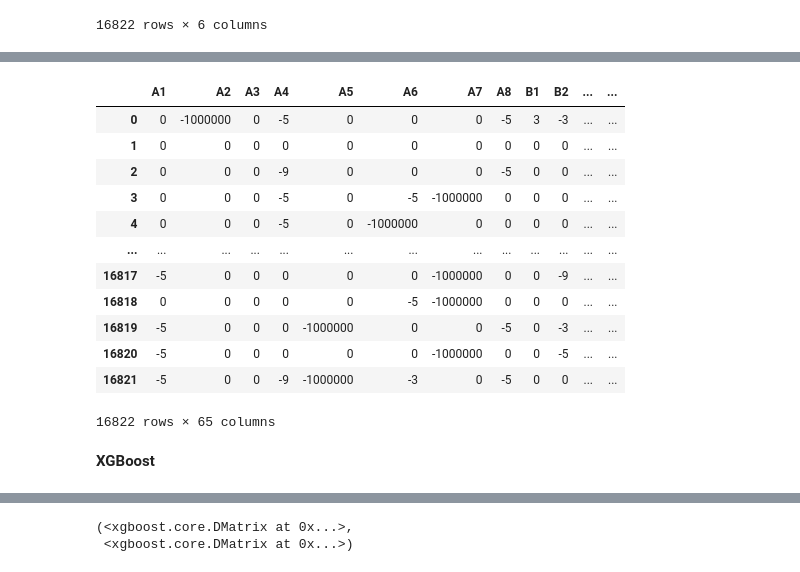
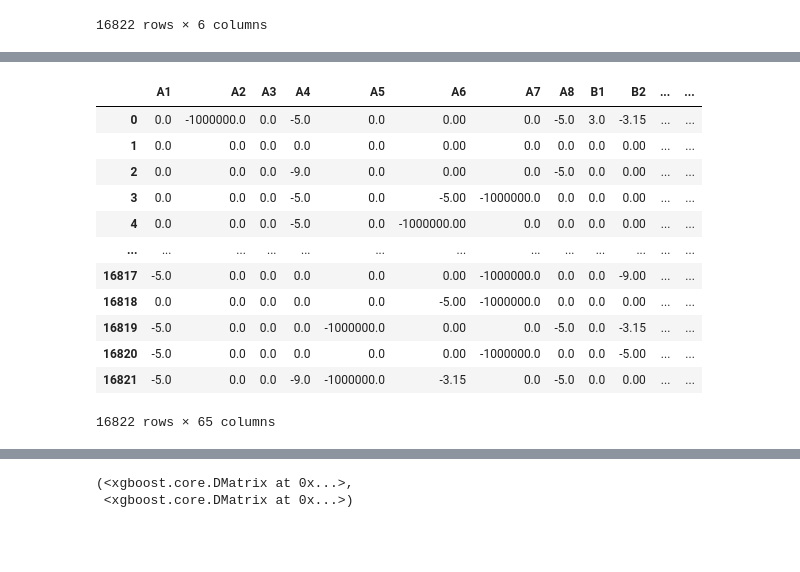
Before and after one commit to camandrewz/CMSC320-ChessDataScience, a Jupyter notebook: chess_idea.ipynb, the cells around one changed output, grey strips where cells are left out. Saved outputs shown, nothing was run; the diff lists cells and outputs as text; code cells hidden in the pictures; blank space fills up the shorter version.

```diff
--- a/chess_idea.ipynb
+++ b/chess_idea.ipynb
@@ -361,67 +379,83 @@ chess_moves_upsets_df
 # %%
+# Attempts to find the CSV file in question
 preexisting_data_files = glob.glob('Data/ml_df.csv', recursive=True)
 
+# Checks to see if any files were found
 if len(preexisting_data_files) == 0:
 
-    piece_map = {"K": 1000000, "Q": 9, "N": 3, "B": 3, "R": 5, "P": 1,
-                "k": -1000000, "q": -9, "n": -3, "b": -3, "r": -5, "p": -1}
+    # Dictionary containing mappings of pieces to numerical values.
+    piece_map = {"K": 1000000, "Q": 9, "N": 3, "B": 3.15, "R": 5, "P": 1,
+                "k": -1000000, "q": -9, "n": -3, "b": -3.15, "r": -5, "p": -1}
 
+    # This creates the list of columns by finding the cartesian product of two lists, columns and rows.
     columns_combo = list(product(["A", "B", "C", "D", "E", "F", "G", "H"], ["1", "2", "3", "4", "5", "6", "7", "8"]))
     columns = [a + b for a, b in columns_combo]
+
+    # Adds extra columns for ELO rankings and Winner
     columns.append("WHITE_ELO")
     columns.append("BLACK_ELO")
     columns.append("WINNER")
 
+    # Creates a new cudf DataFrame with the columns created above
     ml_df = cudf.DataFrame(columns=columns)
 
+    # Iterates through multiple cudf series simultaneously using the zip function
     for fen, white_elo, black_elo, winner_num in zip(chess_moves_upsets_df["FEN_BEFORE_MOVE"].to_numpy(), chess_moves_upsets_df["WHITE_ELO"].to_numpy(), \
                                                     chess_moves_upsets_df["BLACK_ELO"].to_numpy(), chess_moves_upsets_df["WINNER"].to_numpy()):
 
+
+        # Converting the FEN into a string with no spaces or slashes
         squares = str(fen.split(" ")[0]).replace("/", "")
 
         new_row = {}
         col_index = 0
 
+        # iterates through characters of the FEN and adds them to the new row
         for square in squares:
             try:
                 for i in range(int(square)):
                     new_row.update({columns[col_index]:0})
                     col_index += 1
 
             except ValueError:
                 new_row.update({columns[col_index]:piece_map[square]})
                 col_index += 1
 
         new_row.update({"WHITE_ELO":white_elo})
         new_row.update({"BLACK_ELO":black_elo})
         new_row.update({"WINNER":winner_num})
 
+
+        # Adds the newly created row to our cudf DataFrame
         ml_df = ml_df.append(new_row, ignore_index=True)
 
+    # Writing to a CSV file to be restored later
     ml_df.to_csv("Data/ml_df.csv")
 
 else:
+    # If we already found the CSV file, we will use that one instead
     ml_df = cudf.read_csv(preexisting_data_files[0])
 
     # Dropping the index column as it is repetitive
     ml_df = ml_df.iloc[:, 1:]
 
+# Dropping the ELO columns because they essentially are the only ones that will matter in decision making otherwise
 ml_df = ml_df.drop(columns=["WHITE_ELO", "BLACK_ELO"])
+
+# Mapping the values in the winner column to values that XGBoost can understand.
 ml_df["WINNER"] = ml_df["WINNER"].map({1:1, -1:0})
 ml_df
 # %% [output]
 |  | A1 | A2 | A3 | A4 | A5 | A6 | A7 | A8 | B1 | B2 | ... | ... |
-| 0 | 0 | -1000000 | 0 | -5 | 0 | 0 | 0 | -5 | 3 | -3 | ... | ... |
-| 1 | 0 | 0 | 0 | 0 | 0 | 0 | 0 | 0 | 0 | 0 | ... | ... |
-| 2 | 0 | 0 | 0 | -9 | 0 | 0 | 0 | -5 | 0 | 0 | ... | ... |
-| 3 | 0 | 0 | 0 | -5 | 0 | -5 | -1000000 | 0 | 0 | 0 | ... | ... |
-| 4 | 0 | 0 | 0 | -5 | 0 | -1000000 | 0 | 0 | 0 | 0 | ... | ... |
+| 0 | 0.0 | -1000000.0 | 0.0 | -5.0 | 0.0 | 0.00 | 0.0 | -5.0 | 3.0 | -3.15 | ... | ... |
+| 1 | 0.0 | 0.0 | 0.0 | 0.0 | 0.0 | 0.00 | 0.0 | 0.0 | 0.0 | 0.00 | ... | ... |
+| 2 | 0.0 | 0.0 | 0.0 | -9.0 | 0.0 | 0.00 | 0.0 | -5.0 | 0.0 | 0.00 | ... | ... |
+| 3 | 0.0 | 0.0 | 0.0 | -5.0 | 0.0 | -5.00 | -1000000.0 | 0.0 | 0.0 | 0.00 | ... | ... |
+| 4 | 0.0 | 0.0 | 0.0 | -5.0 | 0.0 | -1000000.00 | 0.0 | 0.0 | 0.0 | 0.00 | ... | ... |
 | ... | ... | ... | ... | ... | ... | ... | ... | ... | ... | ... | ... | ... |
-| 16817 | -5 | 0 | 0 | 0 | 0 | 0 | -1000000 | 0 | 0 | -9 | ... | ... |
-| 16818 | 0 | 0 | 0 | 0 | 0 | -5 | -1000000 | 0 | 0 | 0 | ... | ... |
-| 16819 | -5 | 0 | 0 | 0 | -1000000 | 0 | 0 | -5 | 0 | -3 | ... | ... |
-| 16820 | -5 | 0 | 0 | 0 | 0 | 0 | -1000000 | 0 | 0 | -5 | ... | ... |
-| 16821 | -5 | 0 | 0 | -9 | -1000000 | -3 | 0 | -5 | 0 | 0 | ... | ... |
+| 16817 | -5.0 | 0.0 | 0.0 | 0.0 | 0.0 | 0.00 | -1000000.0 | 0.0 | 0.0 | -9.00 | ... | ... |
+| 16818 | 0.0 | 0.0 | 0.0 | 0.0 | 0.0 | -5.00 | -1000000.0 | 0.0 | 0.0 | 0.00 | ... | ... |
+| 16819 | -5.0 | 0.0 | 0.0 | 0.0 | -1000000.0 | 0.00 | 0.0 | -5.0 | 0.0 | -3.15 | ... | ... |
+| 16820 | -5.0 | 0.0 | 0.0 | 0.0 | 0.0 | 0.00 | -1000000.0 | 0.0 | 0.0 | -5.00 | ... | ... |
+| 16821 | -5.0 | 0.0 | 0.0 | -9.0 | -1000000.0 | -3.15 | 0.0 | -5.0 | 0.0 | 0.00 | ... | ... |
 16822 rows × 65 columns
-# %% [markdown]
-**XGBoost**
```
Also changed, not shown: parts of 17 cells of this notebook, 2 other files.
